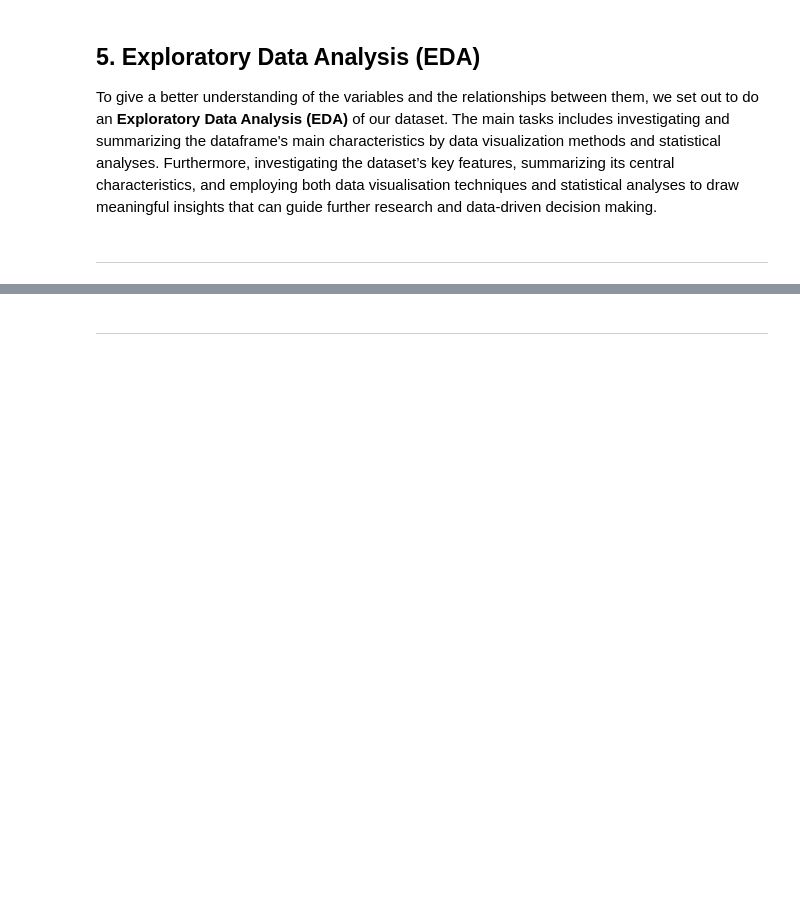
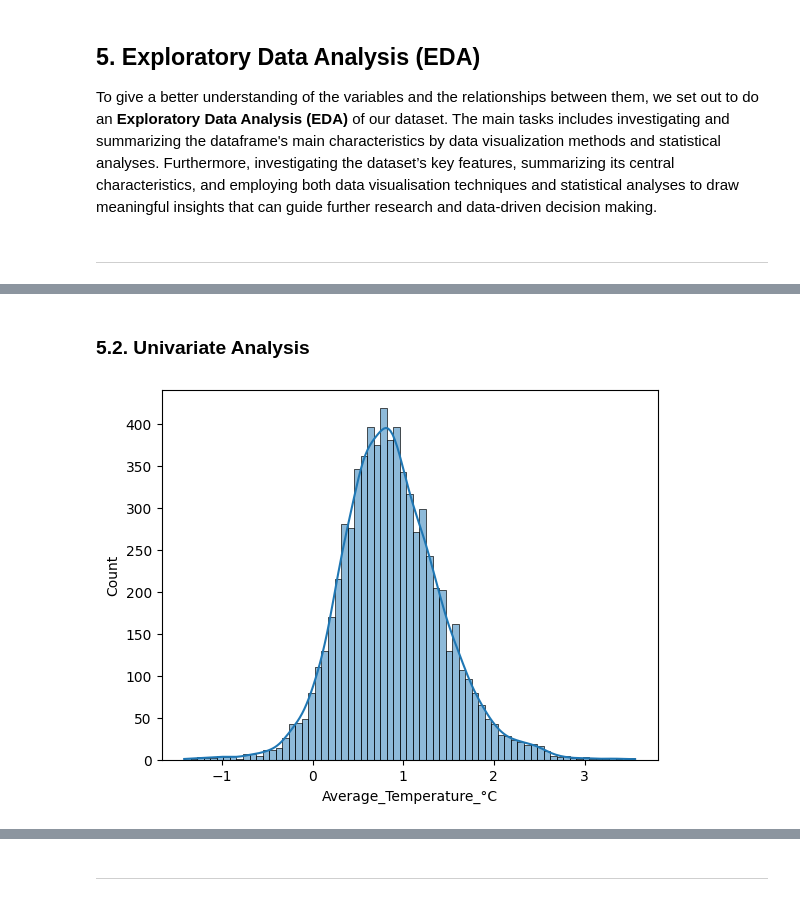
Before and after one commit to TiffanyWatt/2401PTDS_Regression_Project, a Jupyter notebook: CO2_climate change.ipynb, the cells around one changed output, grey strips where cells are left out. Saved outputs shown, nothing was run; the diff lists cells and outputs as text; code cells hidden in the pictures; blank space fills up the shorter version.

```diff
--- a/CO2_climate change.ipynb
+++ b/CO2_climate change.ipynb
@@ -394,8 +343,11 @@ To prepare the dataset for analysis, the following cleaning steps were applied:
 # %%
-"""
-Update data types to match variable
-"""
+# Fill missing values in numeric columns with the median per country
+df_CO2_copy = df_CO2_copy.groupby("Area").apply(
+    lambda group: group.fillna(group.median(numeric_only=True))
+)
 
-df_copy["Year"] = df_copy["Year"].astype(int)
-df_copy["Country Name"] = df_copy["Country Name"].astype(str)
-df_copy["Country Code"] = df_copy["Country Code"].astype(str)
+# Reset index (optional, depending on your grouping)
+df_CO2_copy.reset_index(drop=True, inplace=True)
+
+# Apply global median for any NaNs left
+df_CO2_copy = df_CO2_copy.fillna(df_CO2_copy.median(numeric_only=True))
@@ -405,5 +377,6 @@ The `Country Code` column was removed as it does not add value to the analysis.
 # %%
-"""
-drop country code column
-"""
-df_copy = df_copy.drop(columns=["Country Code"])
+# Convert 'Area' to numeric using one-hot encoding
+df_CO2_copy = pd.get_dummies(df_CO2_copy, columns=['Area'], drop_first=True)
+
+# Check the updated dataframe
+df_CO2_copy.head()
@@ -499,0 +391,3 @@ df_copy = df_copy[~df_copy["Year"].isin([1990, 1991])]
+# %%
+df_CO2_copy.columns = [col.replace(" ","_") for col in df_CO2_copy.columns]
+df_CO2_copy.head()
@@ -510,0 +429,10 @@ To give a better understanding of the variables and the relationships between th
+# %% [markdown]
+### 5.2. Univariate Analysis
+# %%
+import matplotlib.pyplot as plt
+import seaborn as sns
+
+sns.histplot(df_CO2_copy['Average_Temperature_°C'], kde=True)
+plt.show()
+# %% [output]
+[figure, added]
```
Also changed, not shown: parts of 81 cells of this notebook.
